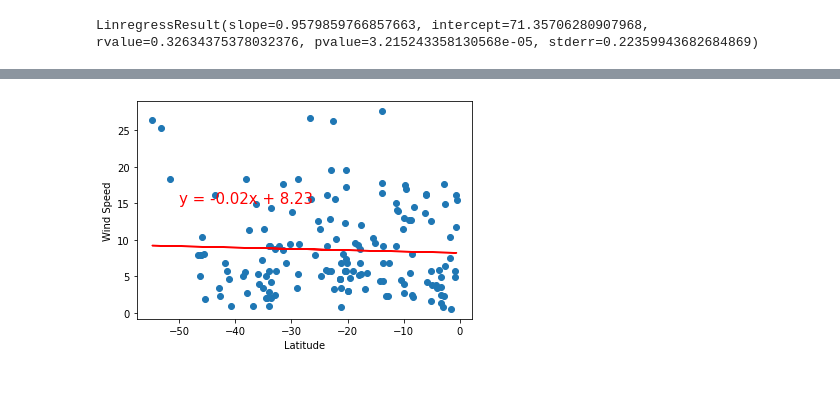
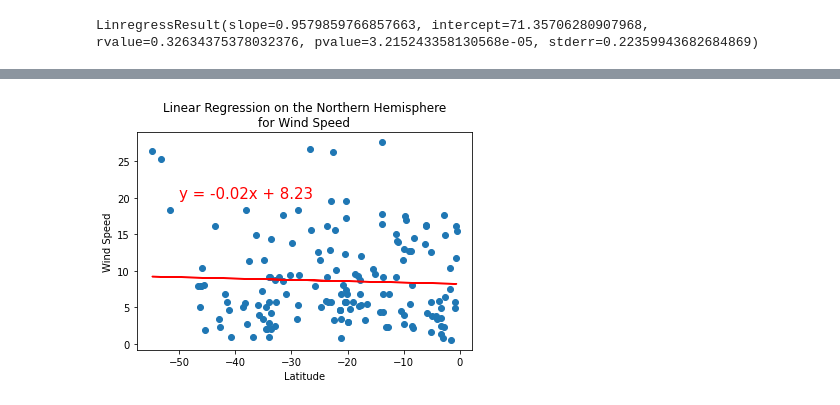
Before and after one commit to dnny-noor/World_Weather_Analysis, a Jupyter notebook: WeatherPy.ipynb, the cells around one changed output, grey strips where cells are left out. Saved outputs shown, nothing was run; the diff lists cells and outputs as text; code cells hidden in the pictures.

```diff
--- a/WeatherPy.ipynb
+++ b/WeatherPy.ipynb
@@ -346,9 +343,9 @@ plot_linear_regression(x_values, y_values,
 # %%
 # Linear regression on the Southern Hemisphere
 x_values = southern_hemi_df["Lat"]
 y_values = southern_hemi_df["Wind Speed"]
 # Call the function.
 plot_linear_regression(x_values, y_values,
-                       'Wind Speed', 'Wind Speed',(-50,15))
+                       'Linear Regression on the Northern Hemisphere\nfor Wind Speed', 'Wind Speed',(-50,20))
 # %% [output]
-[figure, old version]
+[figure, new version]
```
Also changed, not shown: parts of 4 cells of this notebook, 2 other files.
